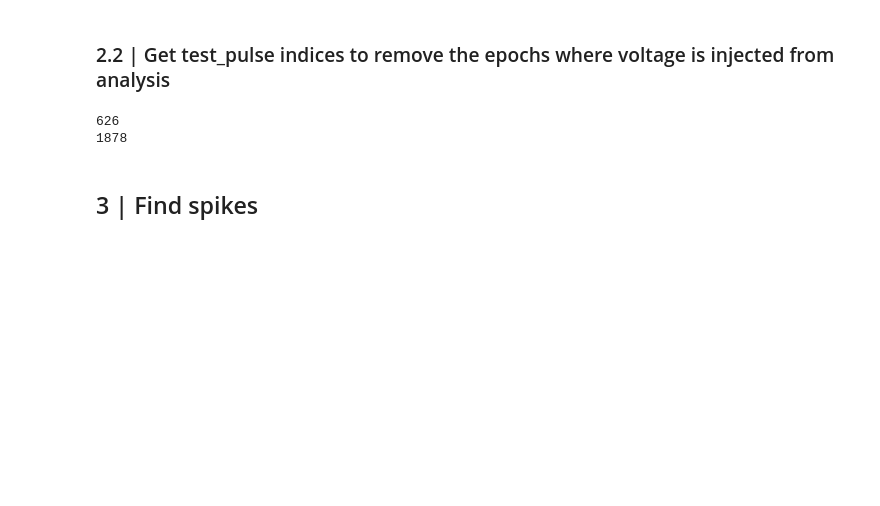
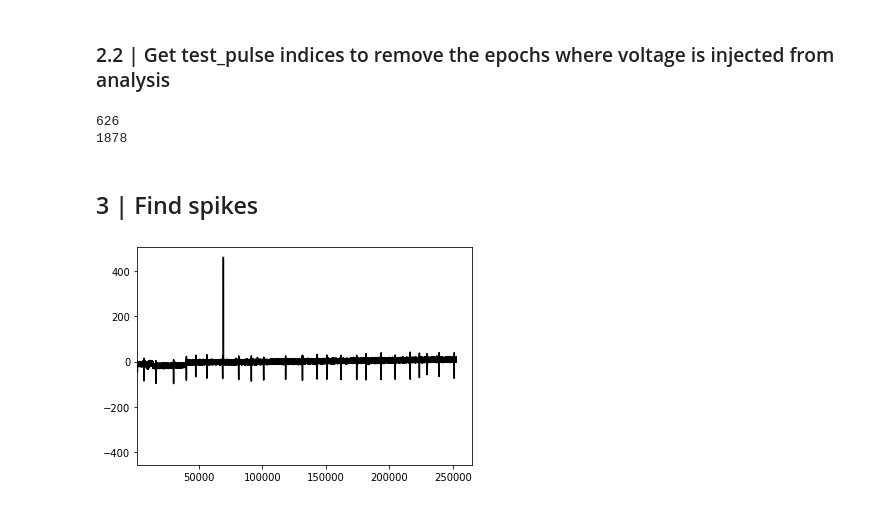
Before and after one commit to opavon/PAG_ephys_analysis, a Jupyter notebook: loose_seal/loose_seal_3_findspikes_develop.ipynb, the cells around one changed output. Cells and saved outputs as stored; diff of their text form; code cells hidden in the pictures; blank space fills up the shorter version.

```diff
--- a/loose_seal/loose_seal_3_findspikes_develop.ipynb
+++ b/loose_seal/loose_seal_3_findspikes_develop.ipynb
@@ -147,3 +147,11 @@ print(test_pulse_IB_end)
 1878
 # %% [markdown]
 ## 3 | Find spikes
+# %%
+# Note how there is a further delay for the channel B
+plt.figure(1)
+plt.plot(sweep_IB, 'k')
+plt.xlim(left=test_pulse_IB_end)
+plt.show()
+# %% [output]
+[figure, added]
```
Also changed, not shown: parts of 10 cells of this notebook.
